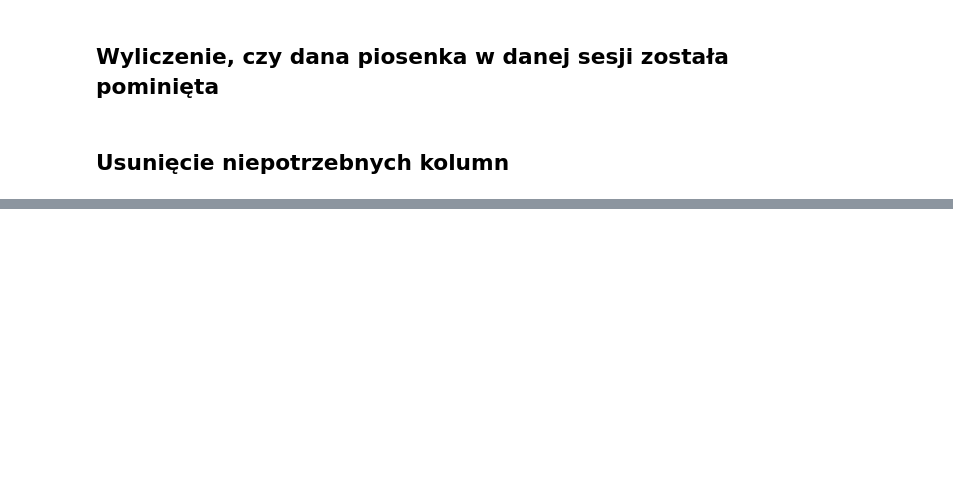
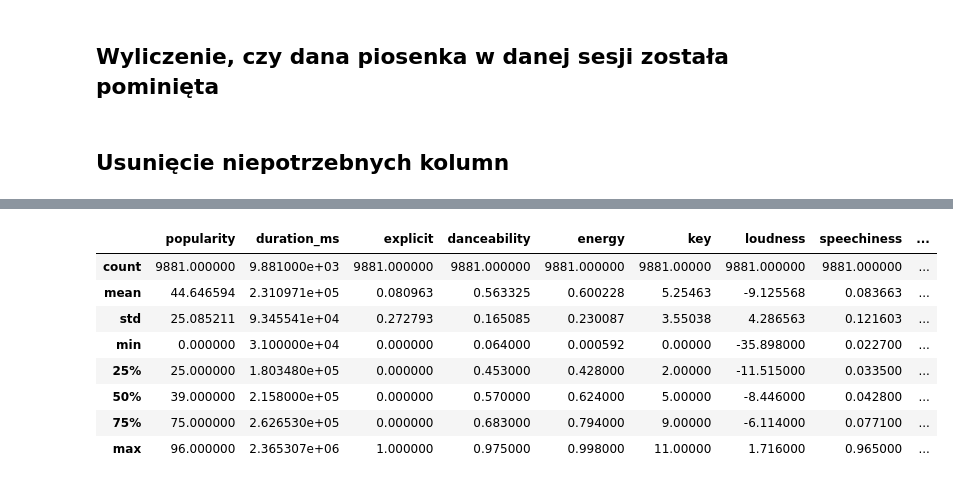
Before and after one commit to BartlomiejRasztabiga/IUM, a Jupyter notebook: notebooks/data_processing.ipynb, the cells around one changed output, grey strips where cells are left out. Saved outputs shown, nothing was run; the diff lists cells and outputs as text; code cells hidden in the pictures; blank space fills up the shorter version.

```diff
--- a/notebooks/data_processing.ipynb
+++ b/notebooks/data_processing.ipynb
@@ -60,0 +92,12 @@ merged_data_frame.to_json("../data/merged_data.jsonl", orient="records", lines=T
+# %%
+merged_data_frame.describe()
+# %% [output]
+|  | popularity | duration_ms | explicit | danceability | energy | key | loudness | speechiness | ... |
+| count | 9881.000000 | 9.881000e+03 | 9881.000000 | 9881.000000 | 9881.000000 | 9881.00000 | 9881.000000 | 9881.000000 | ... |
+| mean | 44.646594 | 2.310971e+05 | 0.080963 | 0.563325 | 0.600228 | 5.25463 | -9.125568 | 0.083663 | ... |
+| std | 25.085211 | 9.345541e+04 | 0.272793 | 0.165085 | 0.230087 | 3.55038 | 4.286563 | 0.121603 | ... |
+| min | 0.000000 | 3.100000e+04 | 0.000000 | 0.064000 | 0.000592 | 0.00000 | -35.898000 | 0.022700 | ... |
+| 25% | 25.000000 | 1.803480e+05 | 0.000000 | 0.453000 | 0.428000 | 2.00000 | -11.515000 | 0.033500 | ... |
+| 50% | 39.000000 | 2.158000e+05 | 0.000000 | 0.570000 | 0.624000 | 5.00000 | -8.446000 | 0.042800 | ... |
+| 75% | 75.000000 | 2.626530e+05 | 0.000000 | 0.683000 | 0.794000 | 9.00000 | -6.114000 | 0.077100 | ... |
+| max | 96.000000 | 2.365307e+06 | 1.000000 | 0.975000 | 0.998000 | 11.00000 | 1.716000 | 0.965000 | ... |
```
Also changed, not shown: parts of 4 cells of this notebook, 3 other files.
